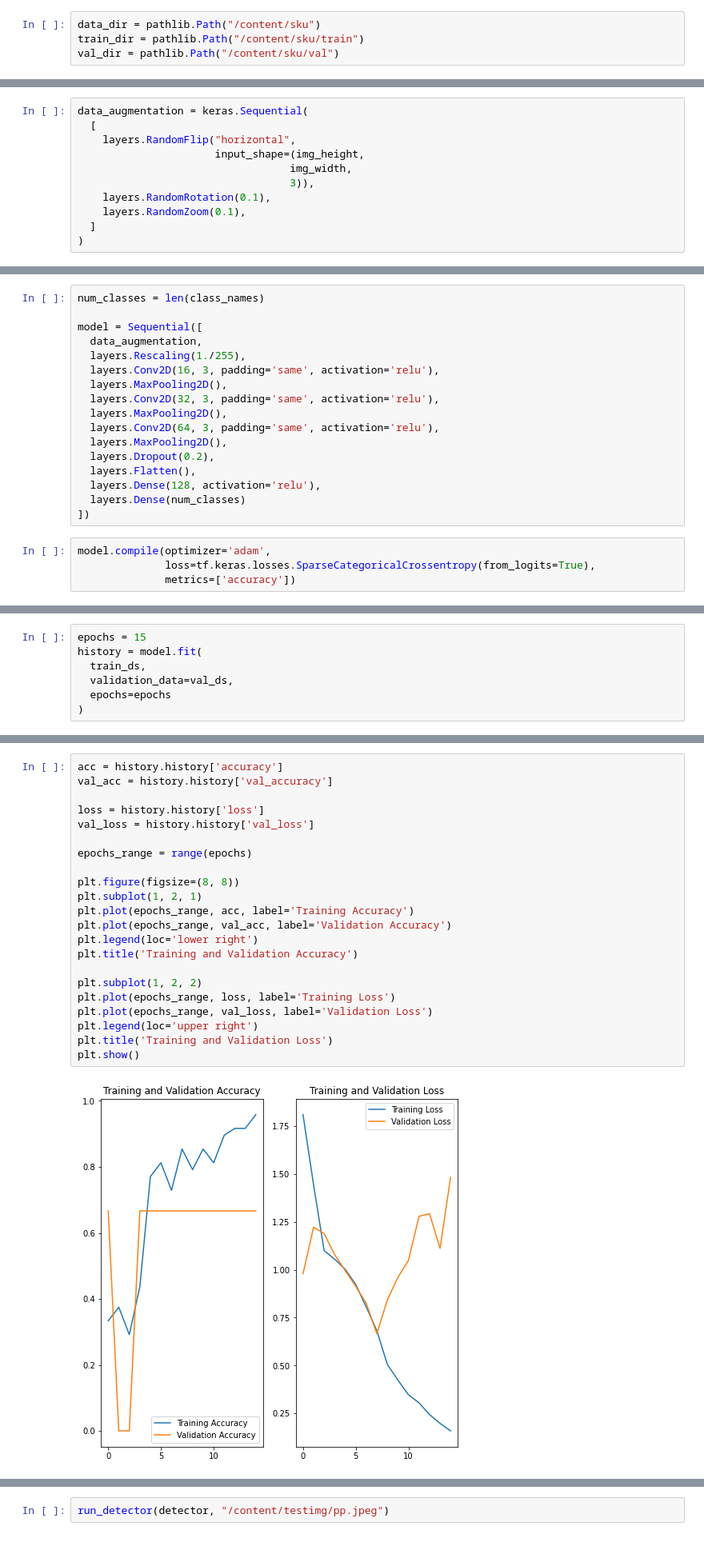
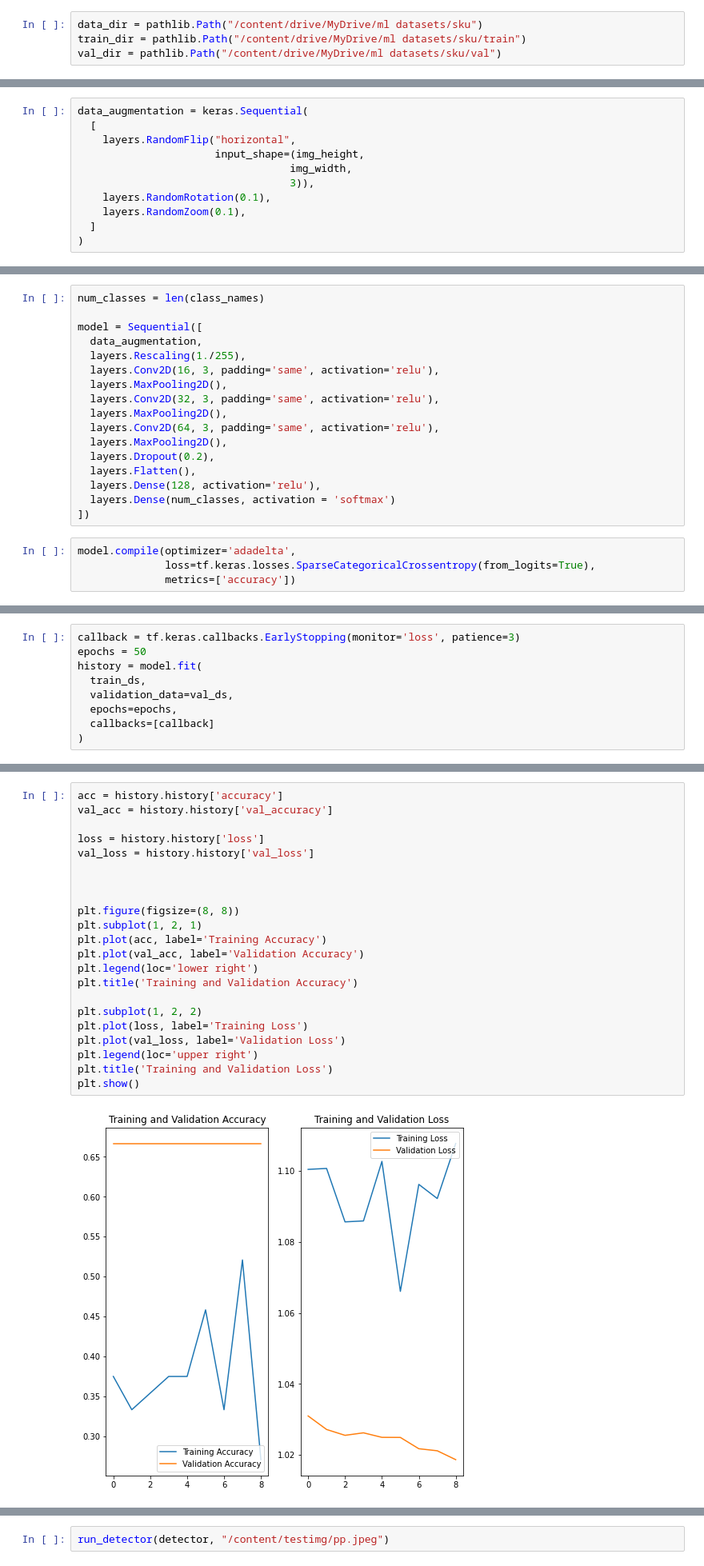
Before and after one commit to saugatrai33/ML-Projects, a Jupyter notebook: Sku_classifier.ipynb, the cells around one changed output, grey strips where cells are left out. Shown at 80% size. Drawn from its saved outputs; the diff is of its cells as text.

```diff
--- a/Sku_classifier.ipynb
+++ b/Sku_classifier.ipynb
@@ -53,7 +45,7 @@ Done
 # %%
-data_dir = pathlib.Path("/content/sku")
-train_dir = pathlib.Path("/content/sku/train")
-val_dir = pathlib.Path("/content/sku/val")
+data_dir = pathlib.Path("/content/drive/MyDrive/ml datasets/sku")
+train_dir = pathlib.Path("/content/drive/MyDrive/ml datasets/sku/train")
+val_dir = pathlib.Path("/content/drive/MyDrive/ml datasets/sku/val")
 # %%
 image_count = len(list(data_dir.glob('train/pampers/*.jpeg')))
 print(image_count)
@@ -148,10 +140,10 @@ model = Sequential([
   layers.Dropout(0.2),
   layers.Flatten(),
   layers.Dense(128, activation='relu'),
-  layers.Dense(num_classes)
+  layers.Dense(num_classes, activation = 'softmax')
 ])
 # %%
-model.compile(optimizer='adam',
+model.compile(optimizer='adadelta',
               loss=tf.keras.losses.SparseCategoricalCrossentropy(from_logits=True),
               metrics=['accuracy'])
 # %%
@@ -175,10 +167,12 @@ Trainable params: 3,989,027
 Non-trainable params: 0
 _________________________________________________________________
 # %%
-epochs = 15
+callback = tf.keras.callbacks.EarlyStopping(monitor='loss', patience=3)
+epochs = 50
 history = model.fit(
   train_ds,
   validation_data=val_ds,
-  epochs=epochs
+  epochs=epochs,
+  callbacks=[callback]
 )
 # %% [output]
@@ -202,27 +197,27 @@ Epoch 15/15
 # %%
 acc = history.history['accuracy']
 val_acc = history.history['val_accuracy']
 
 loss = history.history['loss']
 val_loss = history.history['val_loss']
 
-epochs_range = range(epochs)
+
 
 plt.figure(figsize=(8, 8))
 plt.subplot(1, 2, 1)
-plt.plot(epochs_range, acc, label='Training Accuracy')
-plt.plot(epochs_range, val_acc, label='Validation Accuracy')
+plt.plot(acc, label='Training Accuracy')
+plt.plot(val_acc, label='Validation Accuracy')
 plt.legend(loc='lower right')
 plt.title('Training and Validation Accuracy')
 
 plt.subplot(1, 2, 2)
-plt.plot(epochs_range, loss, label='Training Loss')
-plt.plot(epochs_range, val_loss, label='Validation Loss')
+plt.plot(loss, label='Training Loss')
+plt.plot(val_loss, label='Validation Loss')
 plt.legend(loc='upper right')
 plt.title('Training and Validation Loss')
 plt.show()
 # %% [output]
-[figure, old version]
+[figure, new version]
 # %%
 test_img_path = "/content/testimg/dt.jpeg"
 img = tf.keras.utils.load_img(
```
Also changed, not shown: parts of 6 cells of this notebook.
